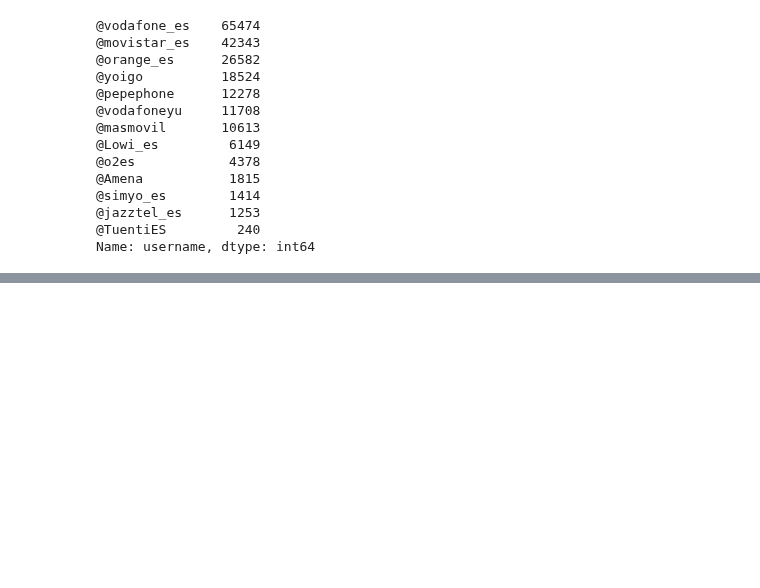
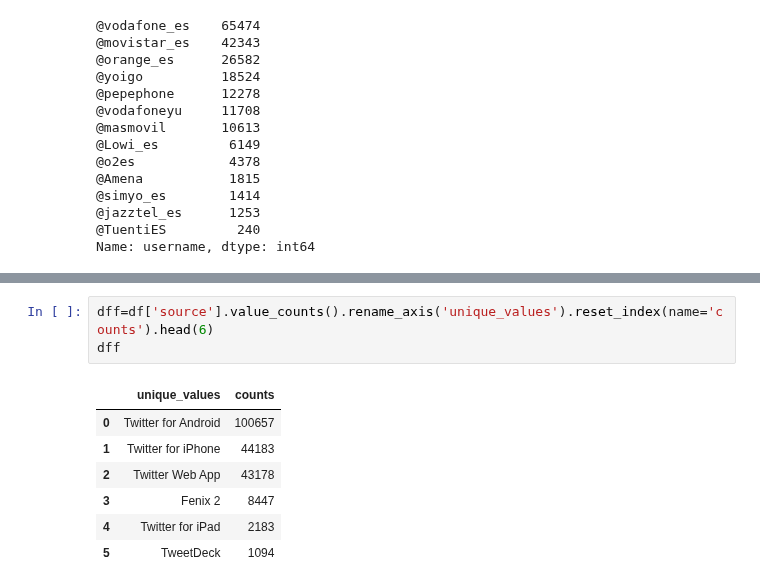
Before and after one commit to carpiero/Sentiment_Spanish_Operator, a Jupyter notebook: Notebooks/Notebook_006_remote.ipynb, the cells around one changed output, grey strips where cells are left out. Drawn from its saved outputs; the diff is of its cells as text; blank space fills up the shorter version.

```diff
--- a/Notebooks/Notebook_006_remote.ipynb
+++ b/Notebooks/Notebook_006_remote.ipynb
@@ -161,0 +197,11 @@ df
+# %%
+dff=df['source'].value_counts().rename_axis('unique_values').reset_index(name='counts').head(6)
+dff
+# %% [output]
+|  | unique_values | counts |
+| 0 | Twitter for Android | 100657 |
+| 1 | Twitter for iPhone | 44183 |
+| 2 | Twitter Web App | 43178 |
+| 3 | Fenix 2 | 8447 |
+| 4 | Twitter for iPad | 2183 |
+| 5 | TweetDeck | 1094 |
```
Also changed, not shown: parts of 5 cells of this notebook, 2 other files.
